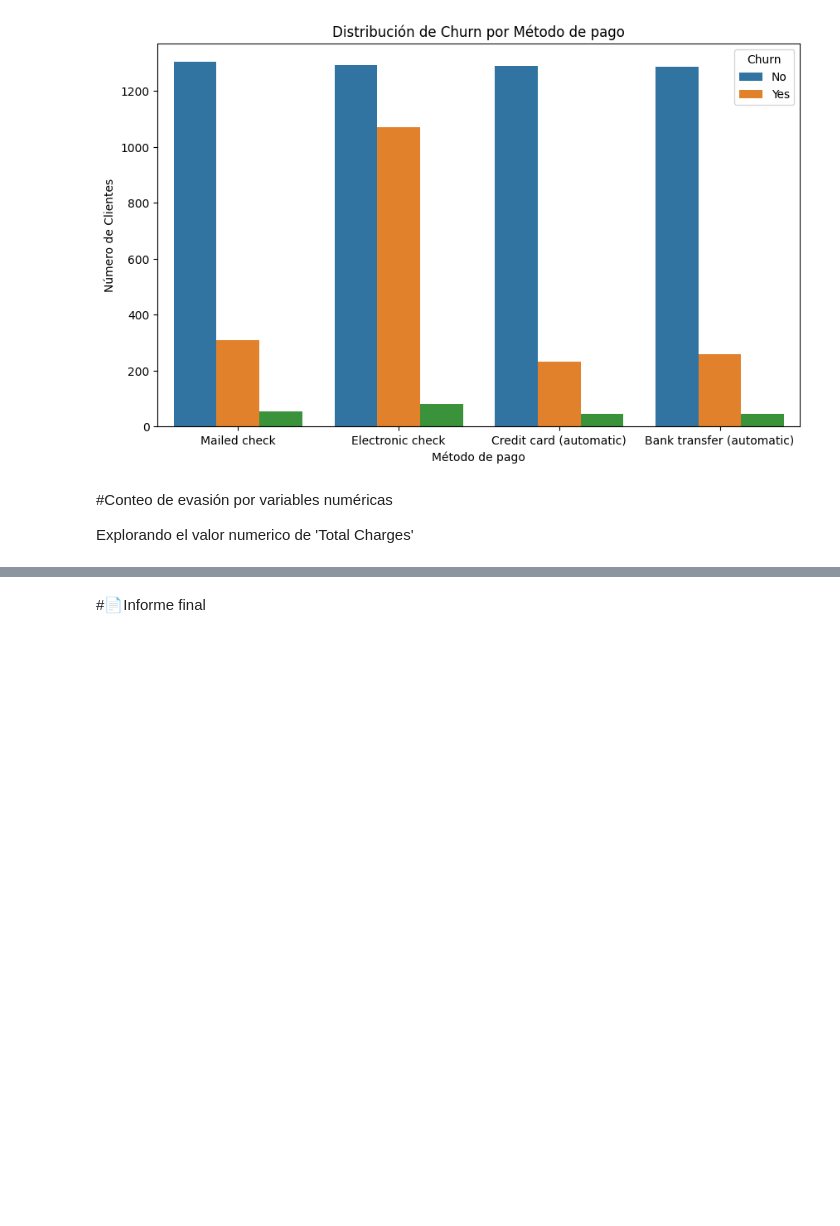
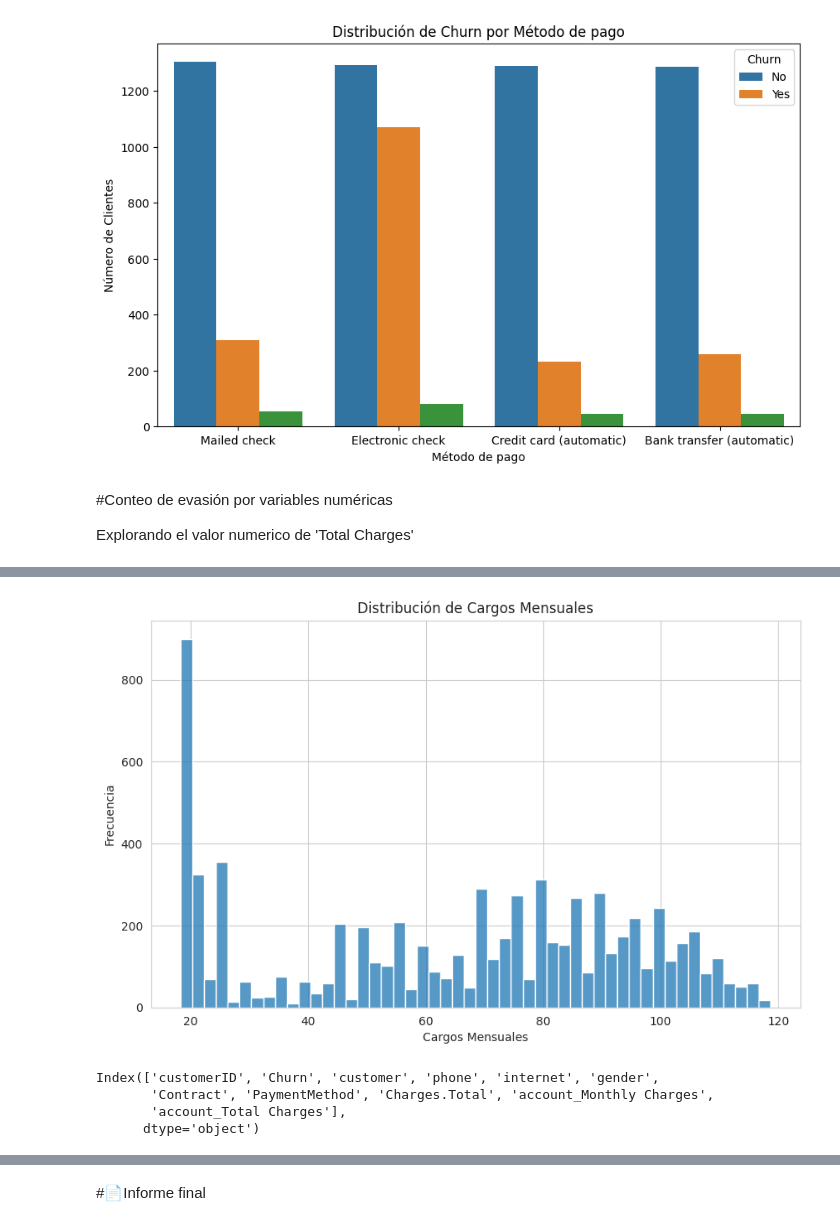
Before and after one commit to AllanFuChao/challenge-telecomx_latam, a Jupyter notebook: TelecomX_LATAM.ipynb, the cells around one changed output, grey strips where cells are left out. Cells and saved outputs as stored; diff of their text form; code cells hidden in the pictures; blank space fills up the shorter version.

```diff
--- a/TelecomX_LATAM.ipynb
+++ b/TelecomX_LATAM.ipynb
@@ -480,0 +547,22 @@ plt.show()
+# %%
+
+datos_clientes_combinado = pd.concat([datos_clientes, account_normalizado['account_Monthly Charges'], account_normalizado['account_Total Charges']], axis=1)
+# %%
+
+plt.figure(figsize=(10, 6))
+sns.histplot(data=datos_clientes_combinado, x='account_Monthly Charges', bins=50)
+
+
+plt.title('Distribución de Cargos Mensuales')
+plt.xlabel('Cargos Mensuales')
+plt.ylabel('Frecuencia')
+plt.show()
+# %% [output]
+[figure, added]
+# %%
+datos_clientes_combinado.columns
+# %% [output]
+Index(['customerID', 'Churn', 'customer', 'phone', 'internet', 'gender',
+       'Contract', 'PaymentMethod', 'Charges.Total', 'account_Monthly Charges',
+       'account_Total Charges'],
+      dtype='object')
```
Also changed, not shown: parts of 25 cells of this notebook.
